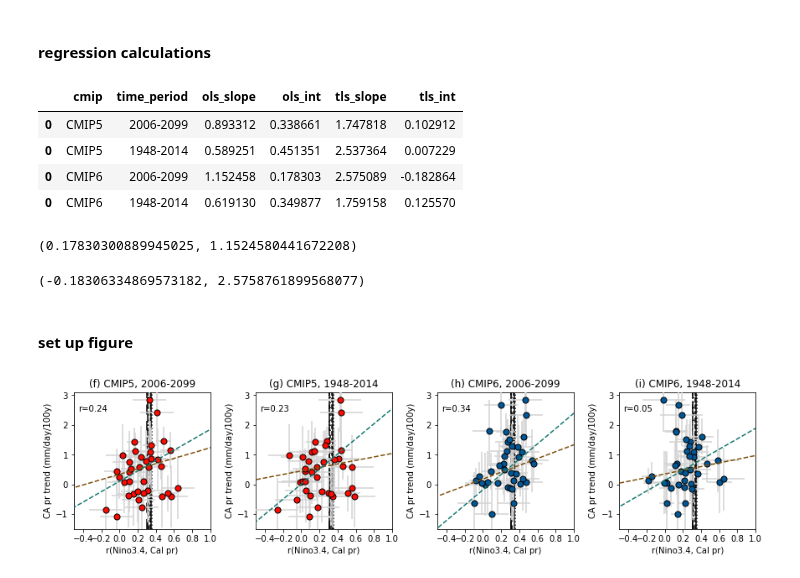
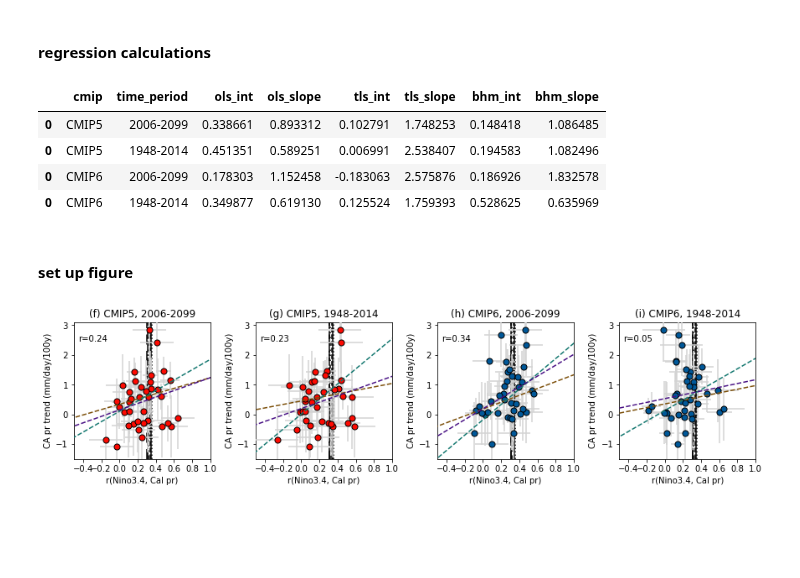
Before and after one commit to islasimpson/ecpaper2020, a Jupyter notebook: FIGURE_SCRIPTS/fig_13.ipynb, the cells around one changed output. Drawn from its saved outputs; the diff is of its cells as text; code cells hidden in the pictures; blank space fills up the shorter version.

```diff
--- a/FIGURE_SCRIPTS/fig_13.ipynb
+++ b/FIGURE_SCRIPTS/fig_13.ipynb
@@ -243,5 +244,6 @@ time_periods = ["2006-2099", "1948-2014"]
 cor_vars = ["cor_nino_calp_f", "cor_nino_calp_p"]
 cmip_error_ds = [error5, error6]
 xerr_vars = ["sigx_f", "sigx_p"]
+r_vars = ["rxy_f", "rxy_p"]
 # %% [markdown]
 #### regression calculations
@@ -267,26 +255,24 @@ for i, cmip in enumerate(cmip_names):
     for j, period in enumerate(time_periods):
         df = pd.DataFrame({"cmip":[cmip], "time_period": [period]})
 
-        ## !!testing OLS without weights!!
-        dat = odr.RealData(cmip_ds[i][cor_vars[j]].values, cmip_ds[i]["prtrend_cal"].values,
-                           sx = cmip_error_ds[i][xerr_vars[j]],
-                           sy = cmip_error_ds[i]["sigy"]
-                          )
-        n = len(cmip_ds[i]["Model"])
-        olsreg = odr.ODR(dat, lin,
-                        beta0=[1., 0.2], ##initial coefficients estimates
-                        ifixx = np.zeros(n)) ## fix x obs for OLS
-        df[["ols_slope", "ols_int"]] = olsreg.run().beta
+        df[["ols_int", "ols_slope"]] = linfit.linfit_xy(cmip_ds[i][cor_vars[j]].values, cmip_ds[i]["prtrend_cal"].values,
+                                                        cmip_error_ds[i]["sigy"])
 
-        tlsreg = odr.ODR(dat, lin, beta0=[1., 0.2]) ##initial coefficients
-        df[["tls_slope", "tls_int"]] = tlsreg.run().beta
+        df[["tls_int", "tls_slope"]] = linfit.tls(cmip_ds[i][cor_vars[j]].values,
+                                                  cmip_ds[i]["prtrend_cal"].values,
+                                                  cmip_error_ds[i][xerr_vars[j]],
+                                                  cmip_error_ds[i]["sigy"])
+        bhm_result = linfit.bhm(cmip_ds[i][cor_vars[j]].values, cmip_ds[i]["prtrend_cal"].values,
+                                            cmip_error_ds[i][xerr_vars[j]], cmip_error_ds[i]["sigy"],
+                                            cmip_error_ds[i][r_vars[j]], iseed=3)
+        df[["bhm_int", "bhm_slope"]] = [bhm_result[0].mean(), bhm_result[1].mean()]
 
         calp_regs = calp_regs.append(df)
 # %%
 calp_regs
 # %% [output]
-|  | cmip | time_period | ols_slope | ols_int | tls_slope | tls_int |
-| 0 | CMIP5 | 2006-2099 | 0.893312 | 0.338661 | 1.747818 | 0.102912 |
-| 0 | CMIP5 | 1948-2014 | 0.589251 | 0.451351 | 2.537364 | 0.007229 |
-| 0 | CMIP6 | 2006-2099 | 1.152458 | 0.178303 | 2.575089 | -0.182864 |
-| 0 | CMIP6 | 1948-2014 | 0.619130 | 0.349877 | 1.759158 | 0.125570 |
+|  | cmip | time_period | ols_int | ols_slope | tls_int | tls_slope | bhm_int | bhm_slope |
+| 0 | CMIP5 | 2006-2099 | 0.338661 | 0.893312 | 0.102791 | 1.748253 | 0.148418 | 1.086485 |
+| 0 | CMIP5 | 1948-2014 | 0.451351 | 0.589251 | 0.006991 | 2.538407 | 0.194583 | 1.082496 |
+| 0 | CMIP6 | 2006-2099 | 0.178303 | 1.152458 | -0.183063 | 2.575876 | 0.186926 | 1.832578 |
+| 0 | CMIP6 | 1948-2014 | 0.349877 | 0.619130 | 0.125524 | 1.759393 | 0.528625 | 0.635969 |
@@ -298,18 +279,3 @@ from ecpaper_utils import linfit_utils as linfit
-# %%
-i = 1; j = 0
-# %%
-linfit.linfit_xy(cmip_ds[i][cor_vars[j]].values,
-           cmip_ds[i]["prtrend_cal"].values,
-            cmip_error_ds[i]["sigy"])
-# %% [output]
-(0.17830300889945025, 1.1524580441672208)
-# %%
-linfit.tls(cmip_ds[i][cor_vars[j]].values,
-           cmip_ds[i]["prtrend_cal"].values,
-           cmip_error_ds[i][xerr_vars[j]],
-           cmip_error_ds[i]["sigy"])
-# %% [output]
-(-0.18306334869573182, 2.5758761899568077)
 # %% [markdown]
 #### set up figure
 # %%
@@ -323,32 +289,35 @@ fig, axes = plt.subplots(nrows = 1, ncols = 4, figsize = (12, 3),
                          constrained_layout = True)
 
 for i, cmip in enumerate(cmip_names):
     for j, period in enumerate(time_periods):
         k = i*2+j
         ax = axes[k]
         ax.set(title = letters[k]+cmip+", "+period, ylabel = "CA pr trend (mm/day/100y)", xlabel = "r(Nino3.4, Cal pr)",
         xlim = (xmin, xmax), ylim = (ymin, ymax), xticks = np.arange(-.4, 1.2, .2), yticks = np.arange(-1, 4))
         ax.vlines(obs_cor["cor"], ymin, ymax, linestyles = obs_linestyles, color = "k", zorder = 0)
 
         ## add points and error bars
         ax.scatter(cmip_ds[i][cor_vars[j]], cmip_ds[i]["prtrend_cal"], color = figutils.cmip_col[i],
                    edgecolor = "k", s = 50, zorder = 20)
         ax.errorbar(cmip_ds[i][cor_vars[j]],
                     cmip_ds[i]["prtrend_cal"],
                     xerr = cmip_error_ds[i][xerr_vars[j]]*1.96,
                     yerr = cmip_error_ds[i]["sigy"]*1.96, color = "lightgrey", zorder = 10,
                     linestyle = "None"
         )
         ## add regression lines
         ax.plot(np.arange(ymin, ymax+0.5, 0.5),
                 np.arange(ymin, ymax+0.5, 0.5)*calp_regs.iloc[k]["ols_slope"] + calp_regs.iloc[k]["ols_int"],
                 zorder = 30, linewidth = 1.5, linestyle = "dashed", color = figutils.ols_col)
         ax.plot(np.arange(ymin, ymax+0.5, 0.5),
                 np.arange(ymin, ymax+0.5, 0.5)*calp_regs.iloc[k]["tls_slope"] + calp_regs.iloc[k]["tls_int"],
                 zorder = 30, linewidth = 1.5, linestyle = "dashed", color = figutils.tls_col)
+        ax.plot(np.arange(ymin, ymax+0.5, 0.5),
+                np.arange(ymin, ymax+0.5, 0.5)*calp_regs.iloc[k]["bhm_slope"] + calp_regs.iloc[k]["bhm_int"],
+                zorder = 30, linewidth = 1.5, linestyle = "dashed", color = figutils.bhm_col)
         ax.text(0.03, 0.86, "r="+str(np.round(np.corrcoef(cmip_ds[i][cor_vars[j]].values, cmip_ds[i]["prtrend_cal"].values)[0,1], 2)),
                transform = ax.transAxes, size = 10)
 
-fig.savefig("./figure13_bottom.pdf", bbox_inches = "tight")
+fig.savefig("./figure13_bottom.png", bbox_inches = "tight")
 # %% [output]
-[figure, old version]
+[figure, new version]
```
Also changed, not shown: parts of 7 cells of this notebook.
